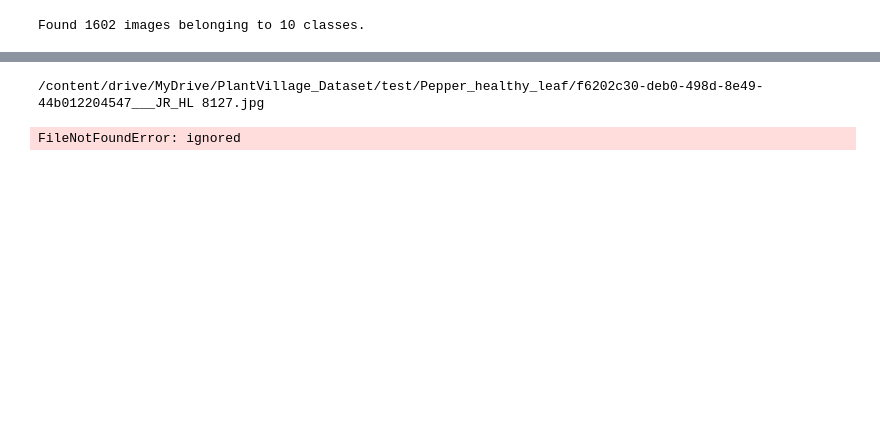
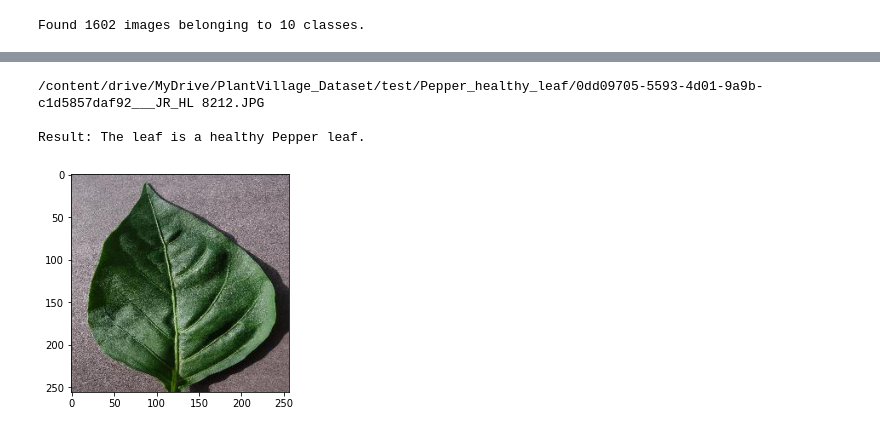
Before and after one commit to Trushali29/Artificial-Intelligence-In-Agritculture, a Jupyter notebook: LeafClassification.ipynb, the cells around one changed output, grey strips where cells are left out. Saved outputs shown, nothing was run; the diff lists cells and outputs as text; code cells hidden in the pictures; blank space fills up the shorter version.

```diff
--- a/LeafClassification.ipynb
+++ b/LeafClassification.ipynb
@@ -238,11 +240,13 @@ Result: The leaf is a healthy Tomato leaf.
 # %%
 # healthy pepper leaf
-img_path = '/content/drive/MyDrive/PlantVillage_Dataset/test/Pepper_healthy_leaf/f6202c30-deb0-498d-8e49-44b012204547___JR_HL 8127.jpg'
+img_path = '/content/drive/MyDrive/PlantVillage_Dataset/test/Pepper_healthy_leaf/0dd09705-5593-4d01-9a9b-c1d5857daf92___JR_HL 8212.JPG'
 im, output = outcome_and_image(img_path, model)
 im
 print(f'Result: {output}')
 # %% [output]
-/content/drive/MyDrive/PlantVillage_Dataset/test/Pepper_healthy_leaf/f6202c30-deb0-498d-8e49-44b012204547___JR_HL 8127.jpg
+/content/drive/MyDrive/PlantVillage_Dataset/test/Pepper_healthy_leaf/0dd09705-5593-4d01-9a9b-c1d5857daf92___JR_HL 8212.JPG
+
+Result: The leaf is a healthy Pepper leaf.
-FileNotFoundError: ignored
+[figure, added]
 # %%
 # healthy apple leaf
```
Also changed, not shown: parts of 15 cells of this notebook.
